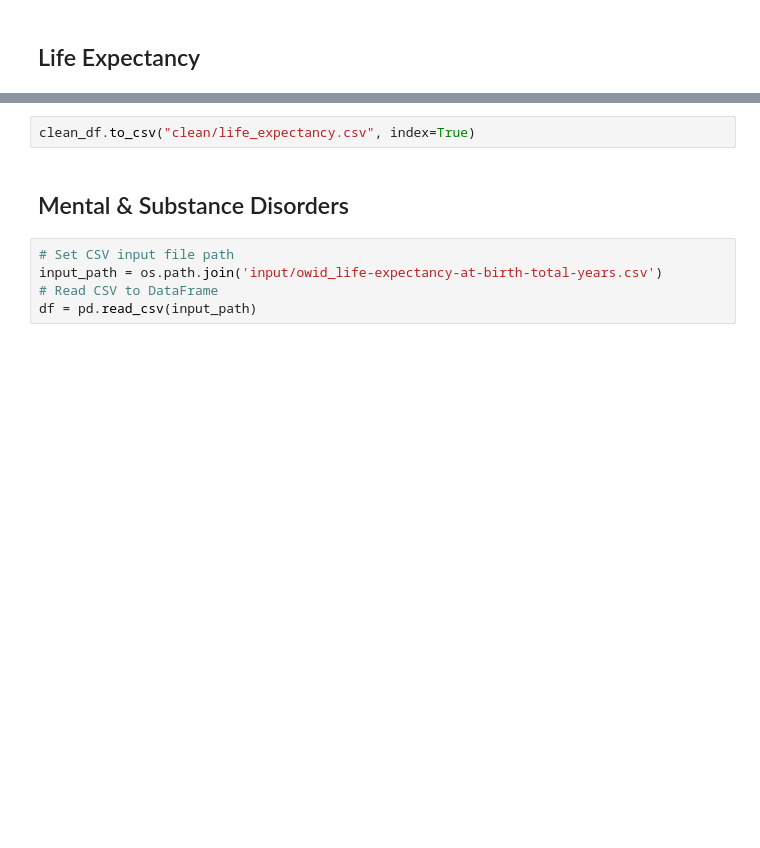
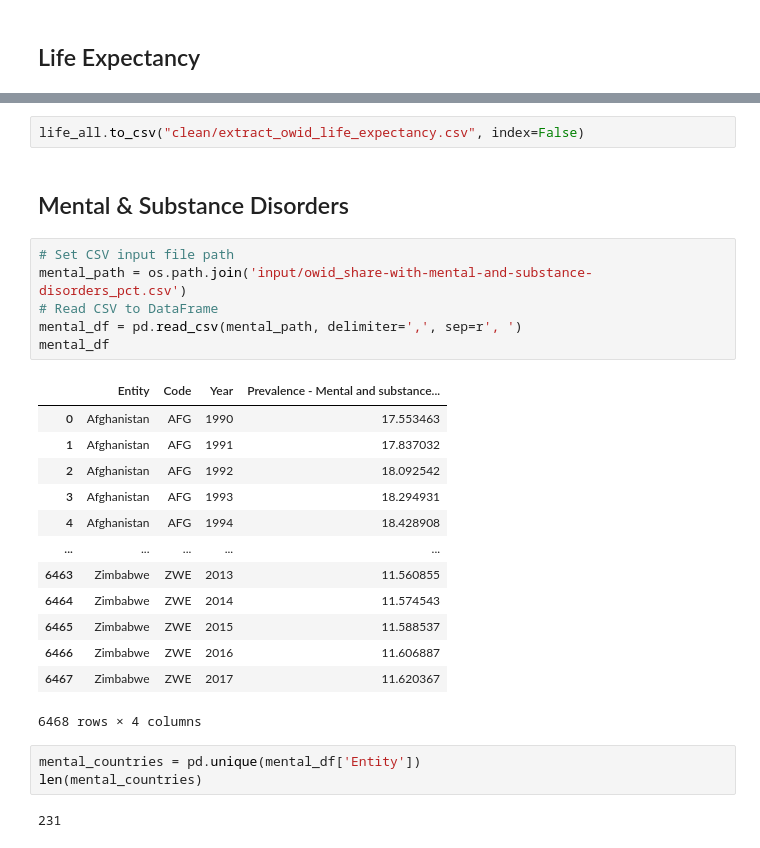
Before and after one commit to anajuarezar/Suicide-Analysis, a Jupyter notebook: data/OWID_Exploration.ipynb, the cells around one changed output, grey strips where cells are left out. Cells and saved outputs as stored; diff of their text form; blank space fills up the shorter version.

Commit message:
extract owid databases ok

```diff
--- a/data/OWID_Exploration.ipynb
+++ b/data/OWID_Exploration.ipynb
@@ -108,9 +141,29 @@ clean_df
 # %%
-clean_df.to_csv("clean/life_expectancy.csv", index=True)
+life_all.to_csv("clean/extract_owid_life_expectancy.csv", index=False)
 # %% [markdown]
 ## Mental & Substance Disorders
 # %%
 # Set CSV input file path
-input_path = os.path.join('input/owid_life-expectancy-at-birth-total-years.csv')
+mental_path = os.path.join('input/owid_share-with-mental-and-substance-disorders_pct.csv')
 # Read CSV to DataFrame
-df = pd.read_csv(input_path)
+mental_df = pd.read_csv(mental_path, delimiter=',', sep=r', ')
+mental_df
+# %% [output]
+|  | Entity | Code | Year | Prevalence - Mental and substance... |
+| 0 | Afghanistan | AFG | 1990 | 17.553463 |
+| 1 | Afghanistan | AFG | 1991 | 17.837032 |
+| 2 | Afghanistan | AFG | 1992 | 18.092542 |
+| 3 | Afghanistan | AFG | 1993 | 18.294931 |
+| 4 | Afghanistan | AFG | 1994 | 18.428908 |
+| ... | ... | ... | ... | ... |
+| 6463 | Zimbabwe | ZWE | 2013 | 11.560855 |
+| 6464 | Zimbabwe | ZWE | 2014 | 11.574543 |
+| 6465 | Zimbabwe | ZWE | 2015 | 11.588537 |
+| 6466 | Zimbabwe | ZWE | 2016 | 11.606887 |
+| 6467 | Zimbabwe | ZWE | 2017 | 11.620367 |
+6468 rows × 4 columns
+# %%
+mental_countries = pd.unique(mental_df['Entity'])
+len(mental_countries)
+# %% [output]
+231
```
Also changed, not shown: parts of 28 cells of this notebook, 9 other files.
